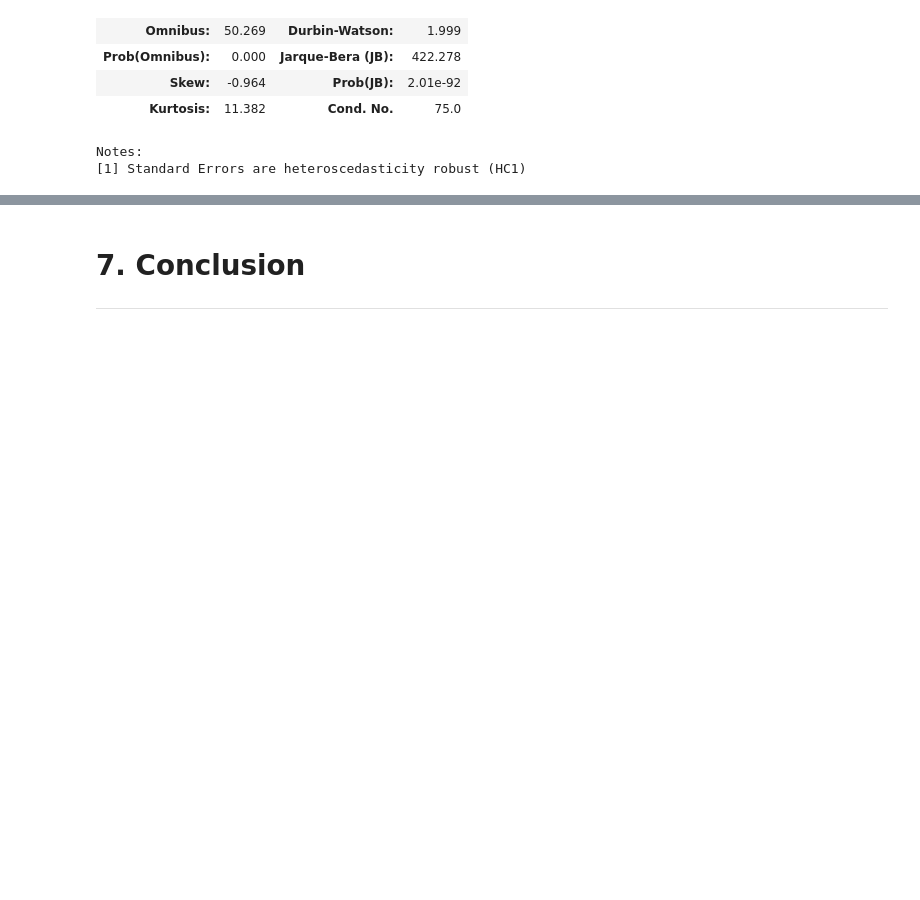
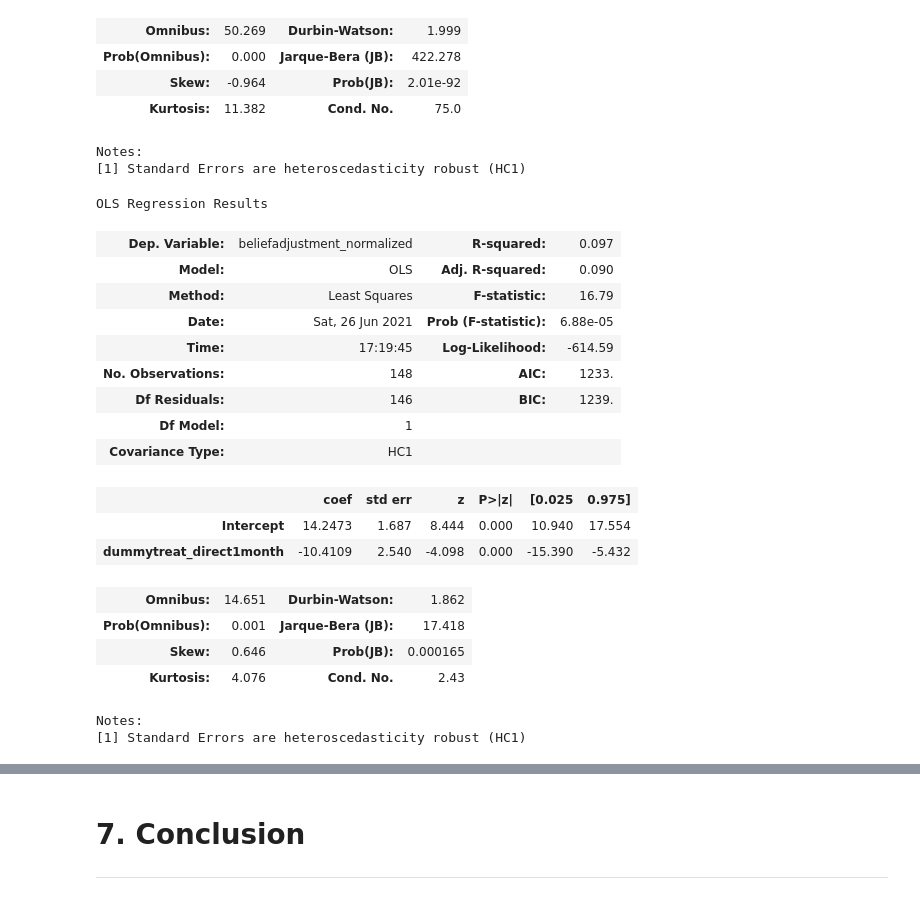
Before and after one commit to aysuavci/ose-data-science-course-project-aysuavci, a Jupyter notebook: project_notebook.ipynb, the cells around one changed output, grey strips where cells are left out. Saved outputs shown, nothing was run; the diff lists cells and outputs as text; code cells hidden in the pictures; blank space fills up the shorter version.

```diff
--- a/project_notebook.ipynb
+++ b/project_notebook.ipynb
@@ -640,3 +640,30 @@ OLS Regression Results
 | Kurtosis: | 11.382 | Cond. No. | 75.0 |
 Notes:
 [1] Standard Errors are heteroscedasticity robust (HC1)
+# %%
+#Reg 3 Belief2
+news_bad_ba = df[df["dummynews_goodbad"] == 1]
+df_ba_bad = pd.DataFrame({"beliefadjustment_normalized": news_bad_ba['beliefadjustment_normalized'], "dummytreat_direct1month": news_bad_ba['dummytreat_direct1month'], "rank": news_bad_ba['rank'], "beliefadjustment_bayes_norm": news_bad_ba['beliefadjustment_bayes_norm']})
+model_ols = smf.ols(formula="beliefadjustment_normalized ~ dummytreat_direct1month", data=df_ba_bad)
+rslt = model_ols.fit(cov_type='HC1')
+rslt.summary()
+# %% [output]
+OLS Regression Results
+| Dep. Variable: | beliefadjustment_normalized | R-squared: | 0.097 |
+| Model: | OLS | Adj. R-squared: | 0.090 |
+| Method: | Least Squares | F-statistic: | 16.79 |
+| Date: | Sat, 26 Jun 2021 | Prob (F-statistic): | 6.88e-05 |
+| Time: | 17:19:45 | Log-Likelihood: | -614.59 |
+| No. Observations: | 148 | AIC: | 1233. |
+| Df Residuals: | 146 | BIC: | 1239. |
+| Df Model: | 1 |  |  |
+| Covariance Type: | HC1 |  |  |
+|  | coef | std err | z | P>|z| | [0.025 | 0.975] |
+| Intercept | 14.2473 | 1.687 | 8.444 | 0.000 | 10.940 | 17.554 |
+| dummytreat_direct1month | -10.4109 | 2.540 | -4.098 | 0.000 | -15.390 | -5.432 |
+| Omnibus: | 14.651 | Durbin-Watson: | 1.862 |
+| Prob(Omnibus): | 0.001 | Jarque-Bera (JB): | 17.418 |
+| Skew: | 0.646 | Prob(JB): | 0.000165 |
+| Kurtosis: | 4.076 | Cond. No. | 2.43 |
+Notes:
+[1] Standard Errors are heteroscedasticity robust (HC1)
```
Also changed, not shown: parts of 5 cells of this notebook.
